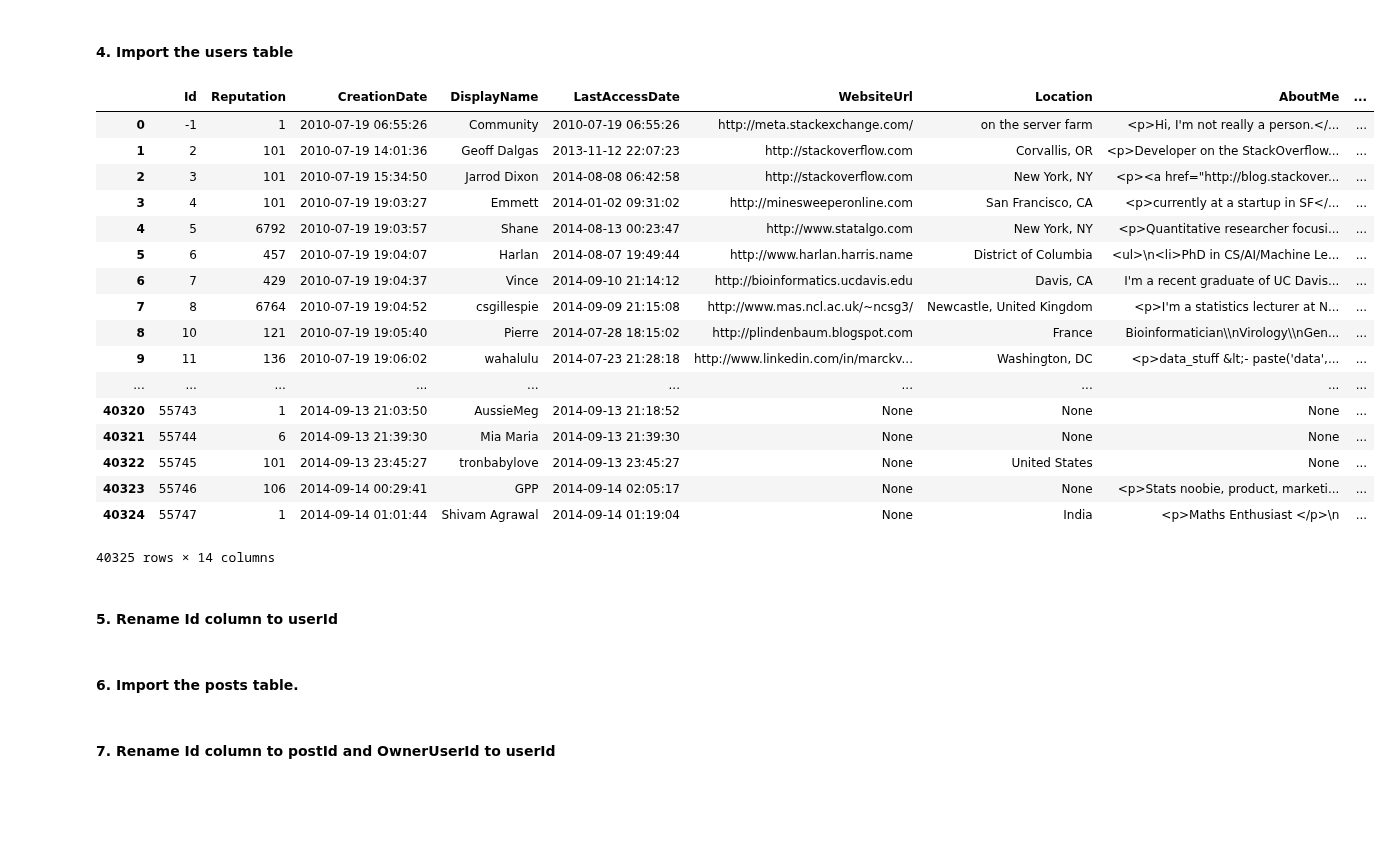
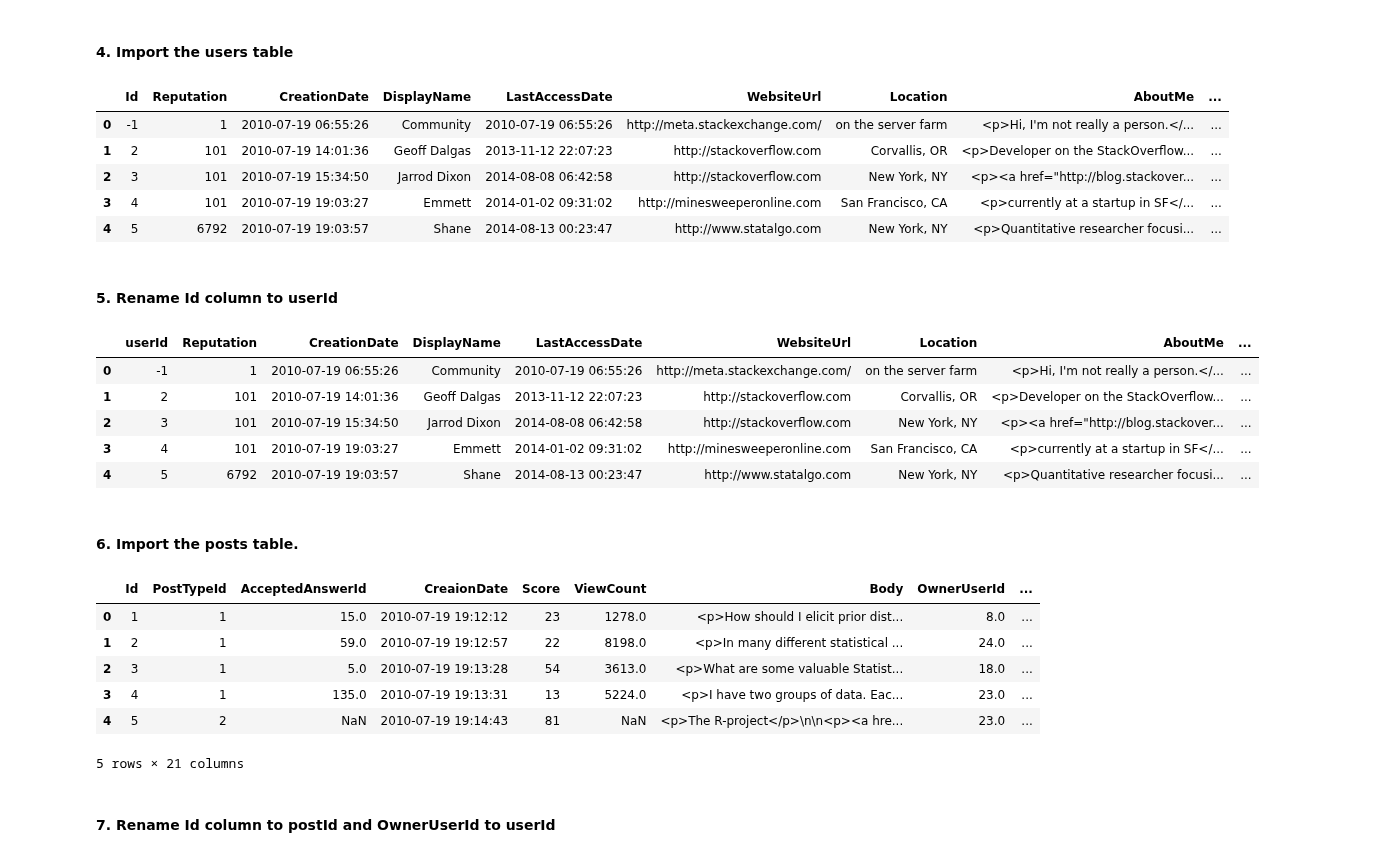
Before and after one commit to ironhack-datalabs/datamad0819, a Jupyter notebook: module-1/lab-data_cleaning/your-code/main.ipynb, the cells around one changed output. Saved outputs shown, nothing was run; the diff lists cells and outputs as text; code cells hidden in the pictures; blank space fills up the shorter version.

Commit message:
Last Q

```diff
--- a/module-1/lab-data_cleaning/your-code/main.ipynb
+++ b/module-1/lab-data_cleaning/your-code/main.ipynb
@@ -20,34 +20,47 @@ Connected to server!
 # %% [markdown]
 #### 4. Import the users table
 # %%
-query = """
+df_users_query = """
 SELECT * FROM stats.users
 """
 
-df = pd.read_sql_query(query, engine)
-df
+df_users = pd.read_sql_query(df_users_query, engine)
+df_users.head()
 # %% [output]
 |  | Id | Reputation | CreationDate | DisplayName | LastAccessDate | WebsiteUrl | Location | AboutMe | ... |
 | 0 | -1 | 1 | 2010-07-19 06:55:26 | Community | 2010-07-19 06:55:26 | http://meta.stackexchange.com/ | on the server farm | <p>Hi, I'm not really a person.</... | ... |
 | 1 | 2 | 101 | 2010-07-19 14:01:36 | Geoff Dalgas | 2013-11-12 22:07:23 | http://stackoverflow.com | Corvallis, OR | <p>Developer on the StackOverflow... | ... |
 | 2 | 3 | 101 | 2010-07-19 15:34:50 | Jarrod Dixon | 2014-08-08 06:42:58 | http://stackoverflow.com | New York, NY | <p><a href="http://blog.stackover... | ... |
 | 3 | 4 | 101 | 2010-07-19 19:03:27 | Emmett | 2014-01-02 09:31:02 | http://minesweeperonline.com | San Francisco, CA | <p>currently at a startup in SF</... | ... |
 | 4 | 5 | 6792 | 2010-07-19 19:03:57 | Shane | 2014-08-13 00:23:47 | http://www.statalgo.com | New York, NY | <p>Quantitative researcher focusi... | ... |
-| 5 | 6 | 457 | 2010-07-19 19:04:07 | Harlan | 2014-08-07 19:49:44 | http://www.harlan.harris.name | District of Columbia | <ul>\n<li>PhD in CS/AI/Machine Le... | ... |
-| 6 | 7 | 429 | 2010-07-19 19:04:37 | Vince | 2014-09-10 21:14:12 | http://bioinformatics.ucdavis.edu | Davis, CA | I'm a recent graduate of UC Davis... | ... |
-| 7 | 8 | 6764 | 2010-07-19 19:04:52 | csgillespie | 2014-09-09 21:15:08 | http://www.mas.ncl.ac.uk/~ncsg3/ | Newcastle, United Kingdom | <p>I'm a statistics lecturer at N... | ... |
-| 8 | 10 | 121 | 2010-07-19 19:05:40 | Pierre | 2014-07-28 18:15:02 | http://plindenbaum.blogspot.com | France | Bioinformatician\\nVirology\\nGen... | ... |
-| 9 | 11 | 136 | 2010-07-19 19:06:02 | wahalulu | 2014-07-23 21:28:18 | http://www.linkedin.com/in/marckv... | Washington, DC | <p>data_stuff &lt;- paste('data',... | ... |
-| ... | ... | ... | ... | ... | ... | ... | ... | ... | ... |
-| 40320 | 55743 | 1 | 2014-09-13 21:03:50 | AussieMeg | 2014-09-13 21:18:52 | None | None | None | ... |
-| 40321 | 55744 | 6 | 2014-09-13 21:39:30 | Mia Maria | 2014-09-13 21:39:30 | None | None | None | ... |
-| 40322 | 55745 | 101 | 2014-09-13 23:45:27 | tronbabylove | 2014-09-13 23:45:27 | None | United States | None | ... |
-| 40323 | 55746 | 106 | 2014-09-14 00:29:41 | GPP | 2014-09-14 02:05:17 | None | None | <p>Stats noobie, product, marketi... | ... |
-| 40324 | 55747 | 1 | 2014-09-14 01:01:44 | Shivam Agrawal | 2014-09-14 01:19:04 | None | India | <p>Maths Enthusiast </p>\n | ... |
-40325 rows × 14 columns
 # %% [markdown]
 #### 5. Rename Id column to userId
+# %%
+df_users.rename(columns = {"Id": "userId"}, inplace=True)
+df_users.head()
+# %% [output]
+|  | userId | Reputation | CreationDate | DisplayName | LastAccessDate | WebsiteUrl | Location | AboutMe | ... |
+| 0 | -1 | 1 | 2010-07-19 06:55:26 | Community | 2010-07-19 06:55:26 | http://meta.stackexchange.com/ | on the server farm | <p>Hi, I'm not really a person.</... | ... |
+| 1 | 2 | 101 | 2010-07-19 14:01:36 | Geoff Dalgas | 2013-11-12 22:07:23 | http://stackoverflow.com | Corvallis, OR | <p>Developer on the StackOverflow... | ... |
+| 2 | 3 | 101 | 2010-07-19 15:34:50 | Jarrod Dixon | 2014-08-08 06:42:58 | http://stackoverflow.com | New York, NY | <p><a href="http://blog.stackover... | ... |
+| 3 | 4 | 101 | 2010-07-19 19:03:27 | Emmett | 2014-01-02 09:31:02 | http://minesweeperonline.com | San Francisco, CA | <p>currently at a startup in SF</... | ... |
+| 4 | 5 | 6792 | 2010-07-19 19:03:57 | Shane | 2014-08-13 00:23:47 | http://www.statalgo.com | New York, NY | <p>Quantitative researcher focusi... | ... |
 # %% [markdown]
 #### 6. Import the posts table.
+# %%
+df_posts_query = """
+SELECT * FROM stats.posts
+"""
+
+df_posts = pd.read_sql_query(df_posts_query, engine)
+df_posts.head()
+# %% [output]
+|  | Id | PostTypeId | AcceptedAnswerId | CreaionDate | Score | ViewCount | Body | OwnerUserId | ... |
+| 0 | 1 | 1 | 15.0 | 2010-07-19 19:12:12 | 23 | 1278.0 | <p>How should I elicit prior dist... | 8.0 | ... |
+| 1 | 2 | 1 | 59.0 | 2010-07-19 19:12:57 | 22 | 8198.0 | <p>In many different statistical ... | 24.0 | ... |
+| 2 | 3 | 1 | 5.0 | 2010-07-19 19:13:28 | 54 | 3613.0 | <p>What are some valuable Statist... | 18.0 | ... |
+| 3 | 4 | 1 | 135.0 | 2010-07-19 19:13:31 | 13 | 5224.0 | <p>I have two groups of data. Eac... | 23.0 | ... |
+| 4 | 5 | 2 | NaN | 2010-07-19 19:14:43 | 81 | NaN | <p>The R-project</p>\n\n<p><a hre... | 23.0 | ... |
+5 rows × 21 columns
 # %% [markdown]
 #### 7. Rename Id column to postId and OwnerUserId to userId
```
Also changed, not shown: parts of 6 cells of this notebook.
